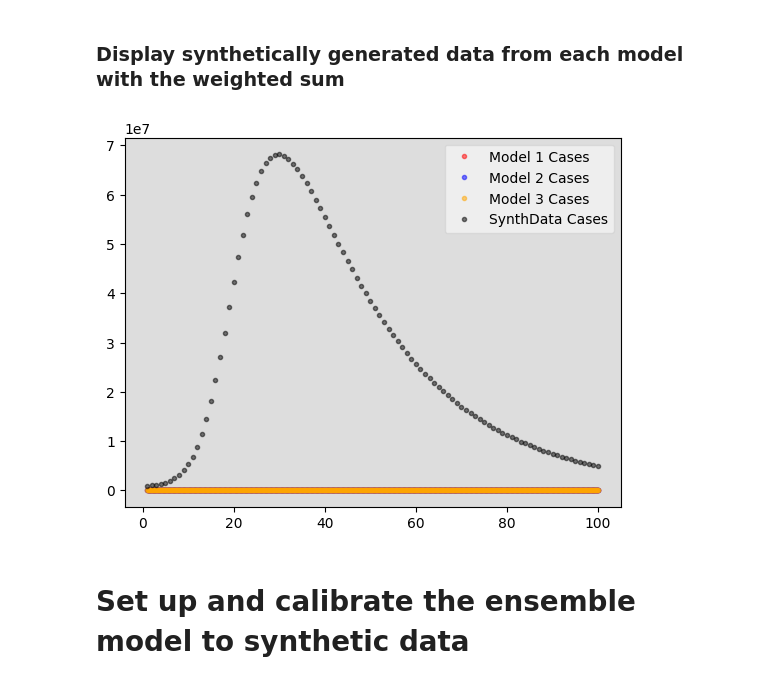
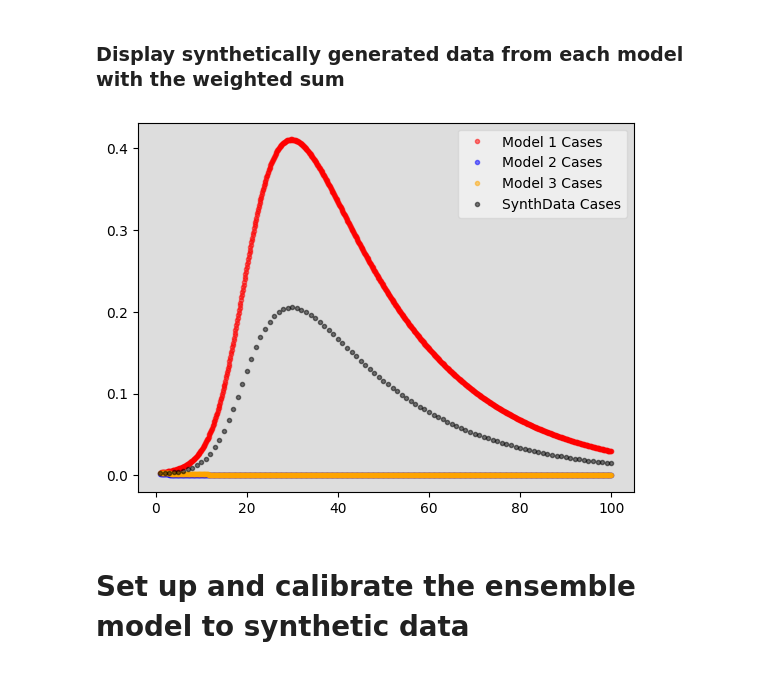
Before and after one commit to ciemss/pyciemss, a Jupyter notebook: notebook/april_ensemble/syndata_generate_and_test.ipynb, the cells around one changed output. Saved outputs shown, nothing was run; the diff lists cells and outputs as text; code cells hidden in the pictures.

```diff
--- a/notebook/april_ensemble/syndata_generate_and_test.ipynb
+++ b/notebook/april_ensemble/syndata_generate_and_test.ipynb
@@ -271,17 +271,17 @@ plot_intervened_with_data(intervened_model3, 3, t_points, prediction_dict, model
 # %%
 # Make a separate dataframe to hold output from each model independently
 model1_df = pd.DataFrame.from_dict({k: prediction_dict['model1'][k][0] for k in prediction_dict['model1']})
 model2_df = pd.DataFrame.from_dict({k: prediction_dict['model2'][k][0] for k in prediction_dict['model2']})
 model3_df = pd.DataFrame.from_dict({k: prediction_dict['model3'][k][0] for k in prediction_dict['model3']})
 
 keep_idx = np.arange(len(t_points))
 keep_idx = keep_idx[0::10]
 ax = plot_observations(model1_df['Cases'], t_points, color="red", label="Model 1 Cases")
 ax = plot_observations(model2_df['Cases'], t_points, ax=ax, color="blue", label="Model 2 Cases")
 ax = plot_observations(model3_df['Cases'], t_points, ax=ax, color="orange", label="Model 3 Cases")
-ax = plot_observations(synth_data_df['Cases'], t_points[keep_idx], ax=ax, color="black", label="SynthData Cases")
+ax = plot_observations(synth_data_df['Cases']/data_total_population, t_points[keep_idx], ax=ax, color="black", label="SynthData Cases")
 # %% [output]
-[figure, old version]
+[figure, new version]
 # %% [markdown]
 # Set up and calibrate the ensemble model to synthetic data
 # %%
```
